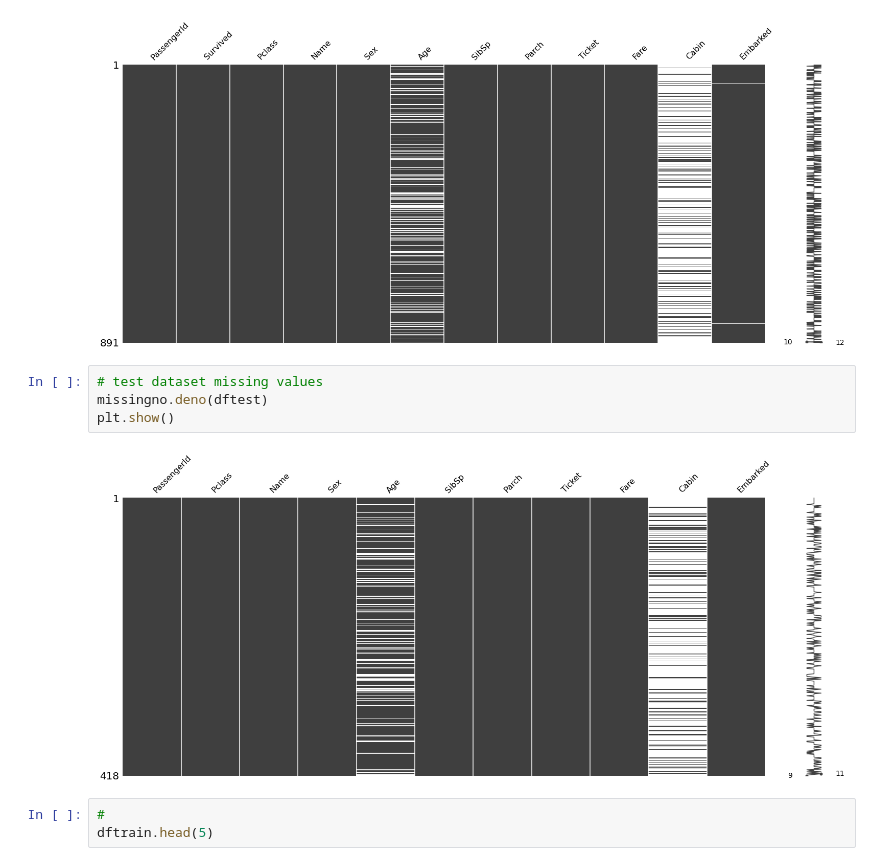
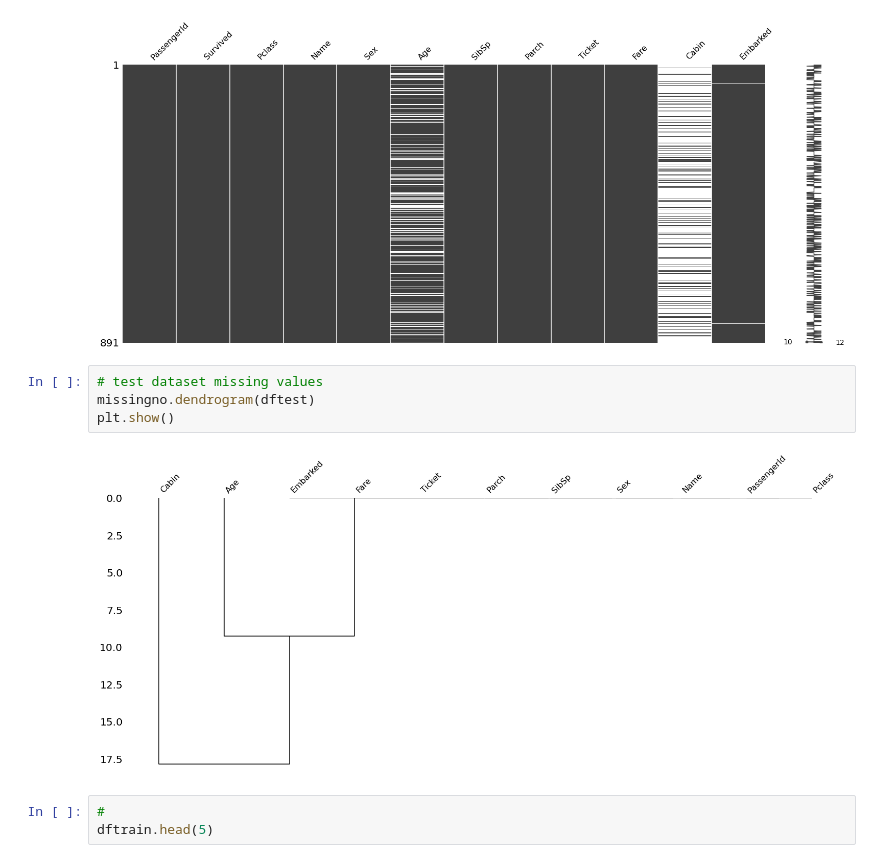
Before and after one commit to erinkhoo/hard-skill-learning-list-2019, a Jupyter notebook: Machine_Learning_Problems/Passange Survival by Fare paid on HMS Titanic.ipynb, the cells around one changed output. Drawn from its saved outputs; the diff is of its cells as text.

```diff
--- a/Machine_Learning_Problems/Passange Survival by Fare paid on HMS Titanic.ipynb
+++ b/Machine_Learning_Problems/Passange Survival by Fare paid on HMS Titanic.ipynb
@@ -123,10 +123,10 @@ plt.show()
 [figure]
 # %%
 # test dataset missing values
-missingno.deno(dftest)
+missingno.dendrogram(dftest)
 plt.show()
 # %% [output]
-[figure, old version]
+[figure, new version]
 # %%
 #
 dftrain.head(5)
```
Also changed, not shown: parts of 17 cells of this notebook.
